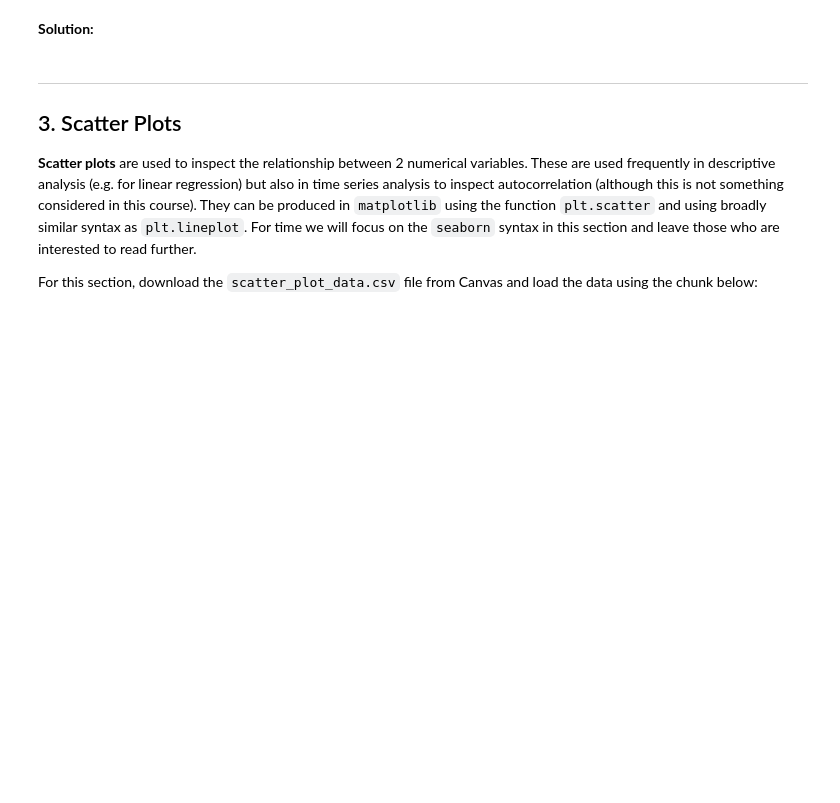
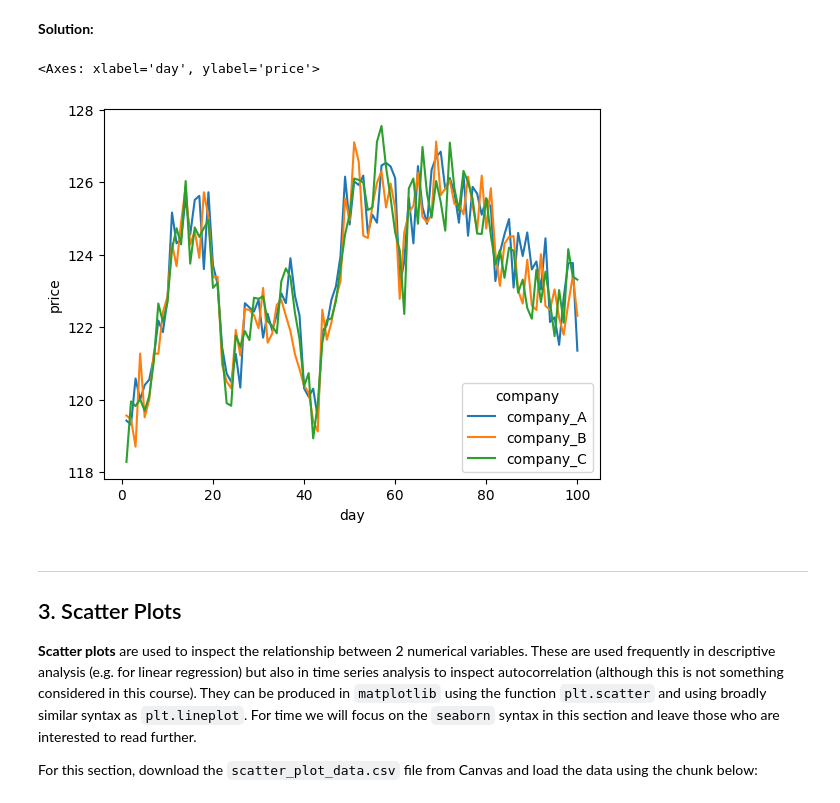
Before and after one commit to aldonunez05/pstat-100, a Jupyter notebook: Lab 3 - Visualizations.ipynb, the cells around one changed output. Cells and saved outputs as stored; diff of their text form; code cells hidden in the pictures; blank space fills up the shorter version.

```diff
--- a/Lab 3 - Visualizations.ipynb
+++ b/Lab 3 - Visualizations.ipynb
@@ -314,6 +352,17 @@ Notice that line labelling and formatting has now been handled internally by the
 ---
 # %% [markdown]
 **Solution:**
+# %%
+stock_prices = pd.read_csv("data/stock_prices.csv")
+stock_prices.head()
+
+stock_prices_long = stock_prices.melt(id_vars="day", var_name="company", value_name="price")
+stock_prices_long.head()
+
+sns.lineplot(data=stock_prices_long, x='day', y= 'price', hue='company')
+# %% [output]
+<Axes: xlabel='day', ylabel='price'>
+[figure, added]
 # %% [markdown]
 ---
 
```
Also changed, not shown: parts of 3 cells of this notebook, 3 other files.
